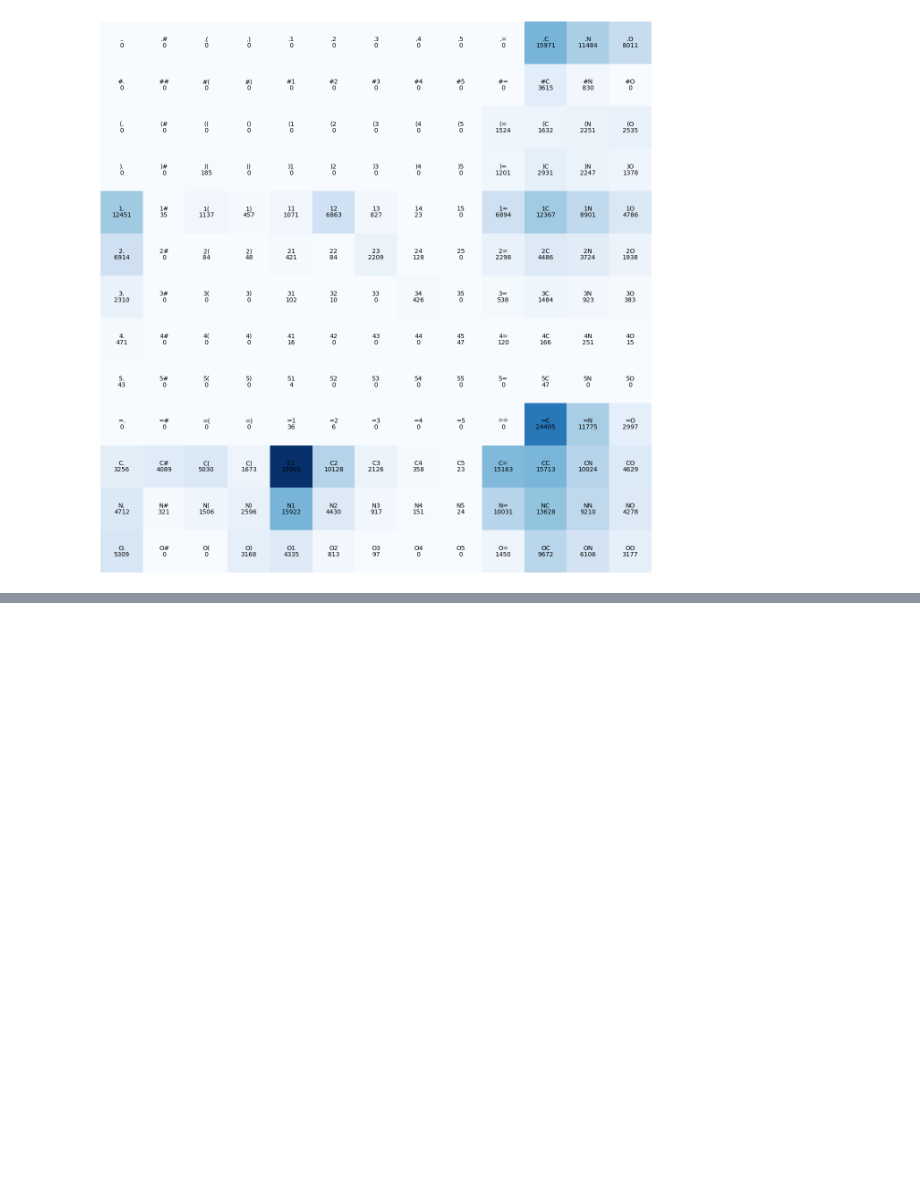
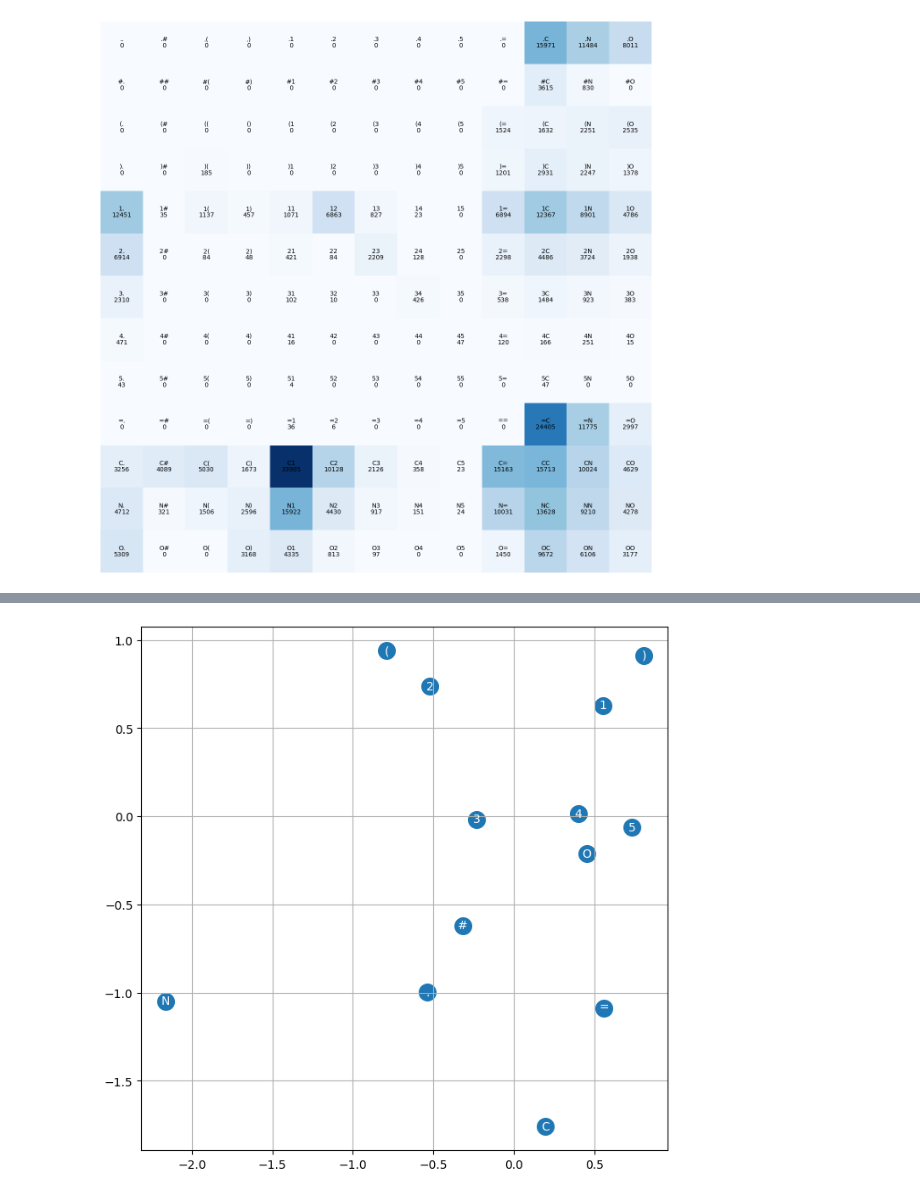
Before and after one commit to hieuadoan/n-gramSMILES, a Jupyter notebook: n-gram_mlp_SMILES_dmu9.ipynb, the cells around one changed output, grey strips where cells are left out. Saved outputs shown, nothing was run; the diff lists cells and outputs as text; code cells hidden in the pictures; blank space fills up the shorter version.

Commit message:
Added context length and embedding dims

```diff
--- a/n-gram_mlp_SMILES_dmu9.ipynb
+++ b/n-gram_mlp_SMILES_dmu9.ipynb
@@ -60,0 +90,13 @@ Xtr, Ytr = [], []
+# %%
+# Set up model, using the notation from Bengio et al. 2003 "A Neural Probabilistic Language Model"
+n_dim = 2
+C = torch.randn((len(stoi), n_dim))   # 2-dim embedding, look up table
+H = torch.rand(context_len*n_dim, 100)
+d = torch.rand(100)
+U = torch.rand(100, len(stoi))
+b = torch.rand(len(stoi))
+
+parameters = [C, H, d, U, b]
+
+for p in parameters:
+    p.requires_grad = True
@@ -60,0 +186,8 @@ Xtr, Ytr = [], []
+# %%
+plt.figure(figsize=(8,8))
+plt.scatter(C[:,0].data, C[:,1].data, s=200)
+for i in range(C.shape[0]):
+    plt.text(C[i,0].item(), C[i,1].item(), itos[i], ha='center', va='center', color='white', fontsize=10)
+plt.grid('minor')
+# %% [output]
+[figure, added]
```
Also changed, not shown: parts of 6 cells of this notebook.
